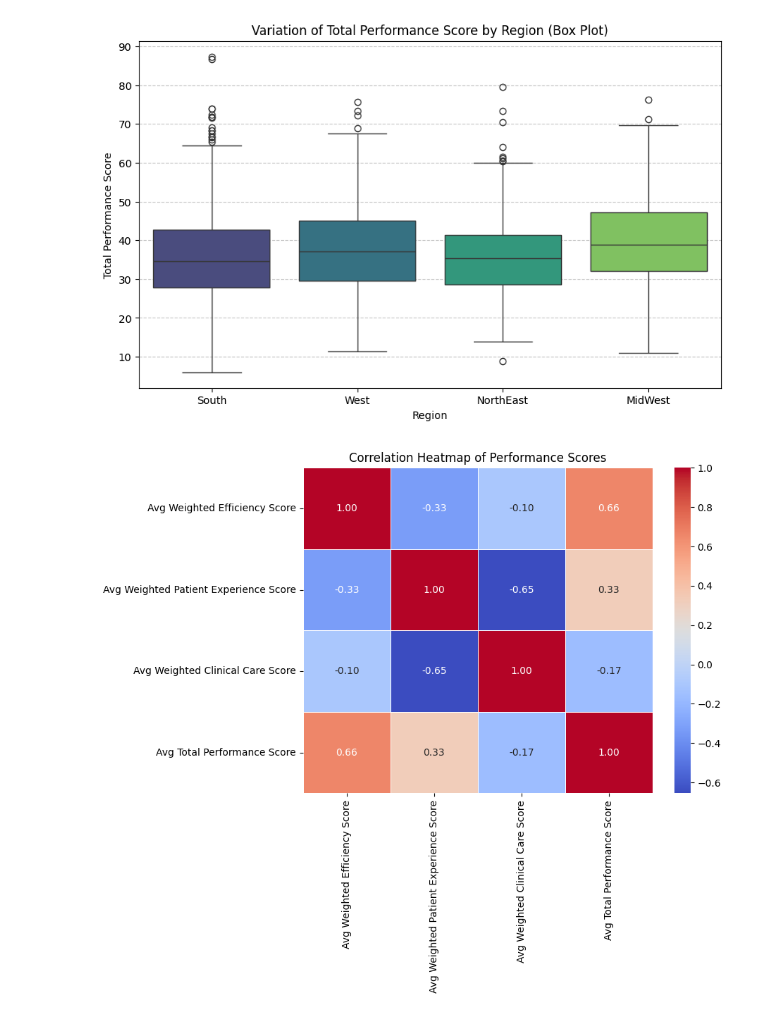
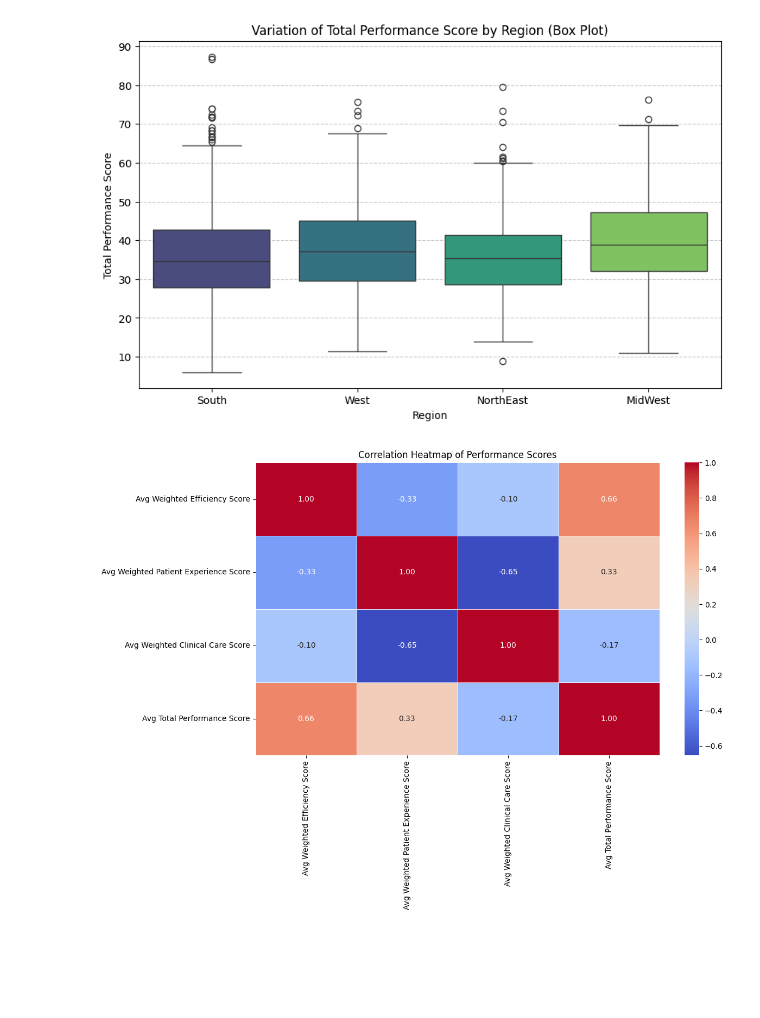
Before and after one commit to HangBuiC/HTM737, a Jupyter notebook: 2025FA_BOS_HTM_737A_Final Project.ipynb, the cells around one changed output. Cells and saved outputs as stored; diff of their text form; code cells hidden in the pictures; blank space fills up the shorter version.

```diff
--- a/2025FA_BOS_HTM_737A_Final Project.ipynb
+++ b/2025FA_BOS_HTM_737A_Final Project.ipynb
@@ -659,27 +739,30 @@ Passing `palette` without assigning `hue` is deprecated and will be removed in v
   sns.boxplot(x='Region', y='Total Performance Score', data=df_tps, palette='viridis')
 [figure]
 # %%
+#Import plotting library
 import matplotlib.pyplot as plt
 import seaborn as sns
 
+#Define correlation columns
 correlation_columns = [
     'Avg Weighted Efficiency Score',
     'Avg Weighted Patient Experience Score',
     'Avg Weighted Clinical Care Score',
     'Avg Total Performance Score'
 ]
 
 correlation_matrix = merged_regional_data[correlation_columns].corr()
 
-plt.figure(figsize=(8, 6))
+#Creat heatmap
+plt.figure(figsize=(12, 7))
 sns.heatmap(
     correlation_matrix,
     annot=True,
     cmap='coolwarm',
     fmt=".2f",
     linewidths=.5
 )
 plt.title('Correlation Heatmap of Performance Scores')
 plt.show()
 # %% [output]
-[figure, old version]
+[figure, new version]
```
Also changed, not shown: parts of 24 cells of this notebook.
